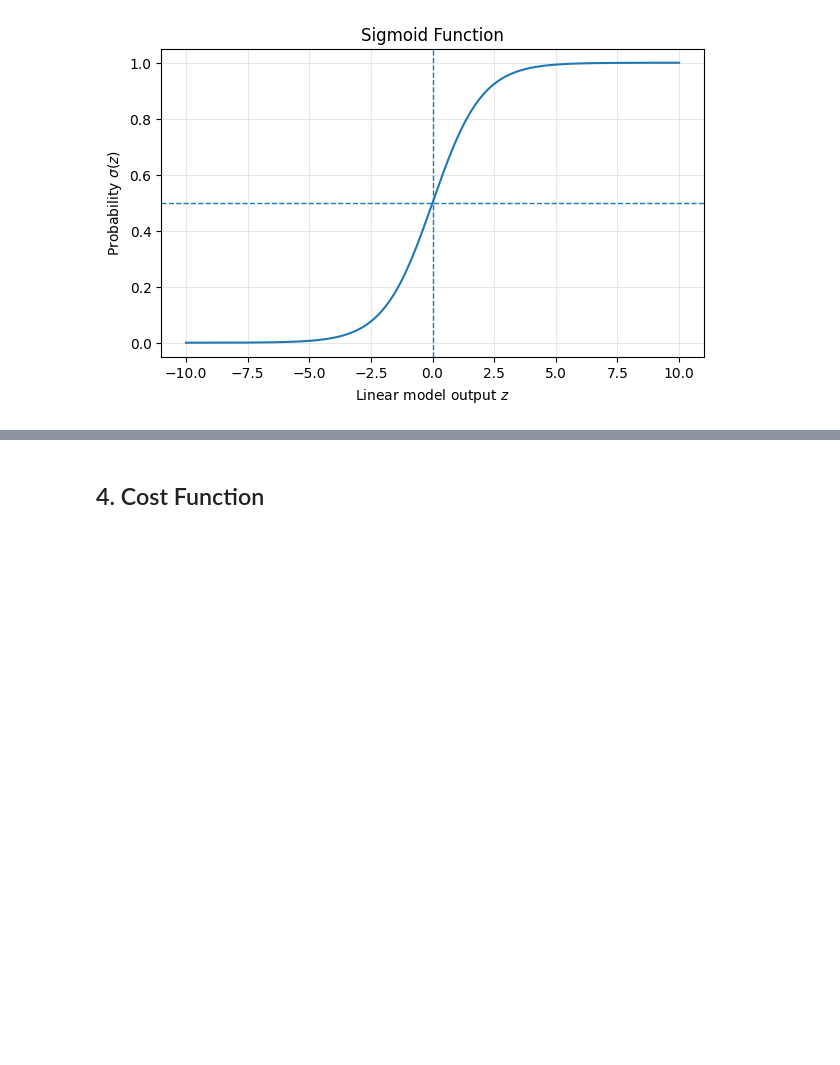
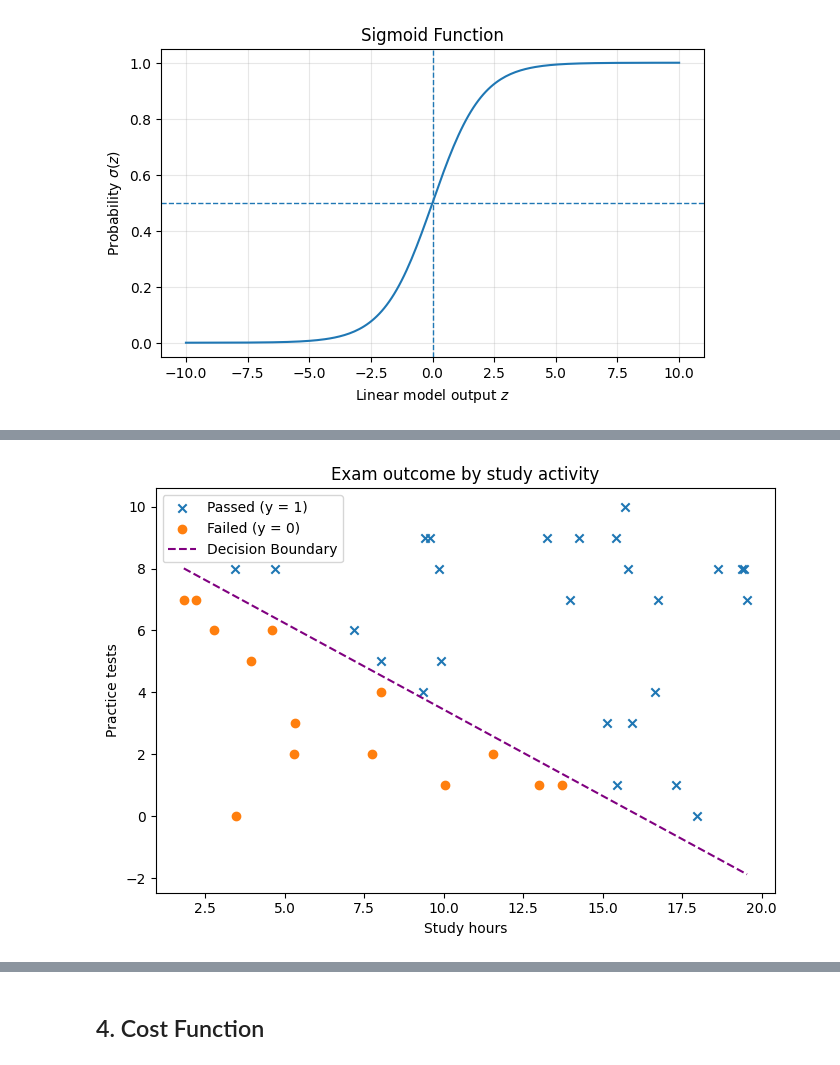
Before and after one commit to MonasteryStudent/ml-from-scratch, a Jupyter notebook: notebooks/03_logistic_regression/logistic_regression.ipynb, the cells around one changed output, grey strips where cells are left out. Drawn from its saved outputs; the diff is of its cells as text; code cells hidden in the pictures; blank space fills up the shorter version.

Commit message:
Add decision boundary chapter to logistic regression notebook

```diff
--- a/notebooks/03_logistic_regression/logistic_regression.ipynb
+++ b/notebooks/03_logistic_regression/logistic_regression.ipynb
@@ -191,0 +202,17 @@ One important fact is that the sigmoid output is not yet a binary class predicti
+# %%
+plot_binary_classes(X, y)
+
+w, b = fit(X, y, alpha=0.3, iterations=10000)
+
+x1_values = np.array([
+    X[:, 0].min(),
+    X[:, 0].max()
+])
+x2_values = -(w[0] * x1_values + b) / w[1]
+
+plot_decision_boundary(x1_values, x2_values)
+
+plt.legend()
+plt.show()
+# %% [output]
+[figure, added]
```
Also changed, not shown: parts of 7 cells of this notebook, 3 other files.
